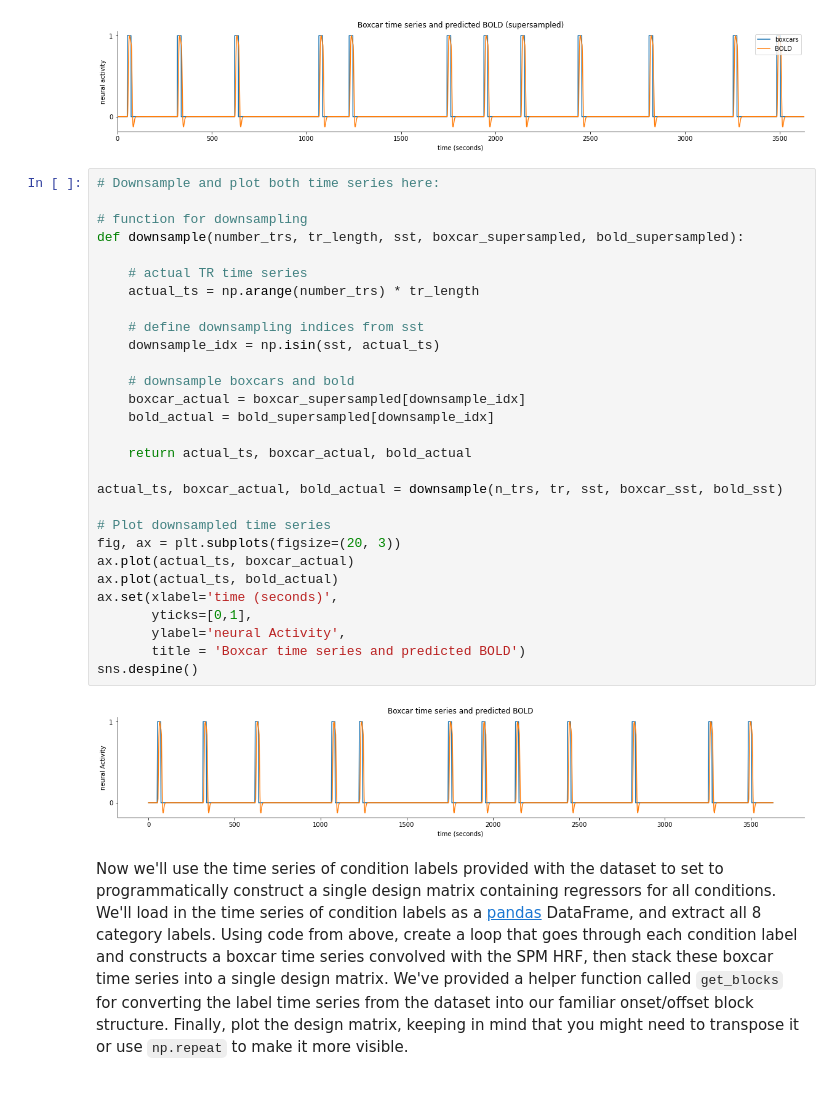
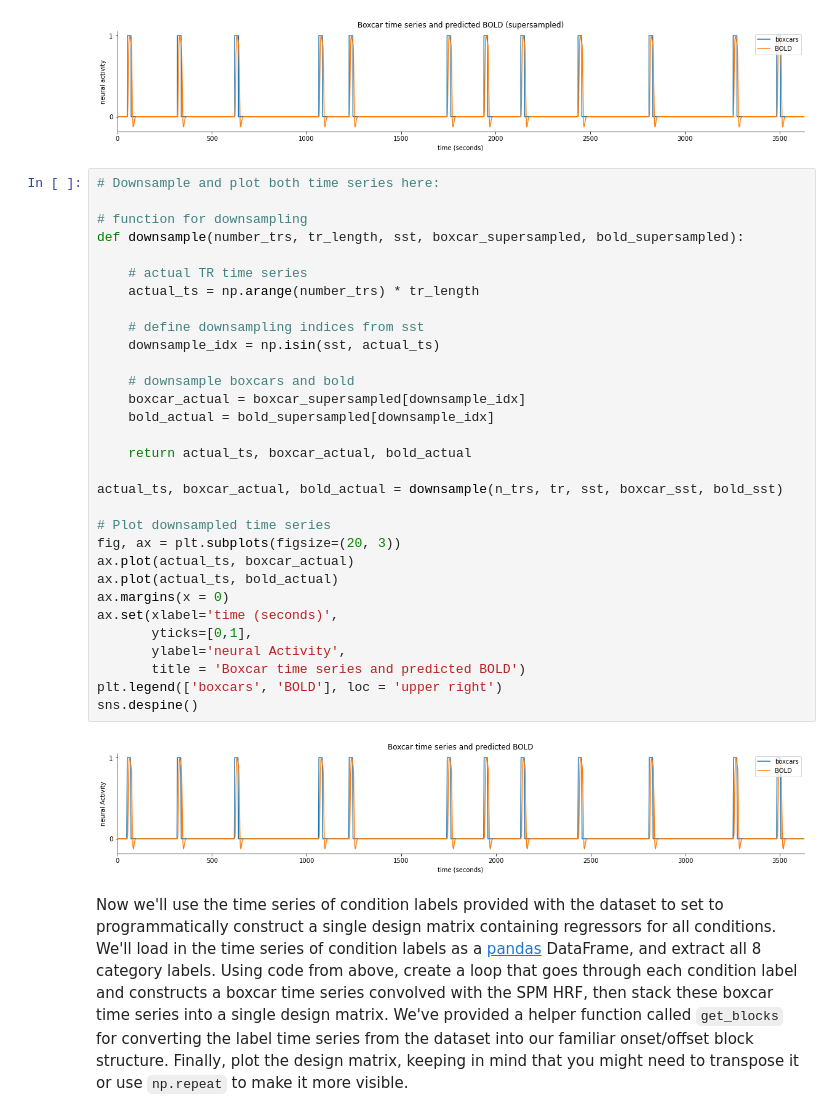
Before and after one commit to jye6680/psets, a Jupyter notebook: fmri-ps1/KarenChristianson-fmri-ps1-exercises.ipynb, the cells around one changed output. Cells and saved outputs as stored; diff of their text form.

```diff
--- a/fmri-ps1/KarenChristianson-fmri-ps1-exercises.ipynb
+++ b/fmri-ps1/KarenChristianson-fmri-ps1-exercises.ipynb
@@ -214,34 +206,36 @@ sns.despine()
 # %%
 # Downsample and plot both time series here:
 
 # function for downsampling
 def downsample(number_trs, tr_length, sst, boxcar_supersampled, bold_supersampled):
 
     # actual TR time series
     actual_ts = np.arange(number_trs) * tr_length
 
     # define downsampling indices from sst
     downsample_idx = np.isin(sst, actual_ts)
 
     # downsample boxcars and bold
     boxcar_actual = boxcar_supersampled[downsample_idx]
     bold_actual = bold_supersampled[downsample_idx]
 
     return actual_ts, boxcar_actual, bold_actual
 
 actual_ts, boxcar_actual, bold_actual = downsample(n_trs, tr, sst, boxcar_sst, bold_sst)
 
 # Plot downsampled time series
 fig, ax = plt.subplots(figsize=(20, 3))
 ax.plot(actual_ts, boxcar_actual)
 ax.plot(actual_ts, bold_actual)
+ax.margins(x = 0)
 ax.set(xlabel='time (seconds)',
        yticks=[0,1],
        ylabel='neural Activity',
        title = 'Boxcar time series and predicted BOLD')
+plt.legend(['boxcars', 'BOLD'], loc = 'upper right')
 sns.despine()
 # %% [output]
-[figure, old version]
+[figure, new version]
 # %% [markdown]
 Now we'll use the time series of condition labels provided with the dataset to set to programmatically construct a single design matrix containing regressors for all conditions. We'll load in the time series of condition labels as a [pandas](https://pandas.pydata.org/) DataFrame, and extract all 8 category labels. Using code from above, create a loop that goes through each condition label and constructs a boxcar time series convolved with the SPM HRF, then stack these boxcar time series into a single design matrix. We've provided a helper function called `get_blocks` for converting the label time series from the dataset into our familiar onset/offset block structure. Finally, plot the design matrix, keeping in mind that you might need to transpose it or use `np.repeat` to make it more visible.
 # %%
```
Also changed, not shown: parts of 19 cells of this notebook.
